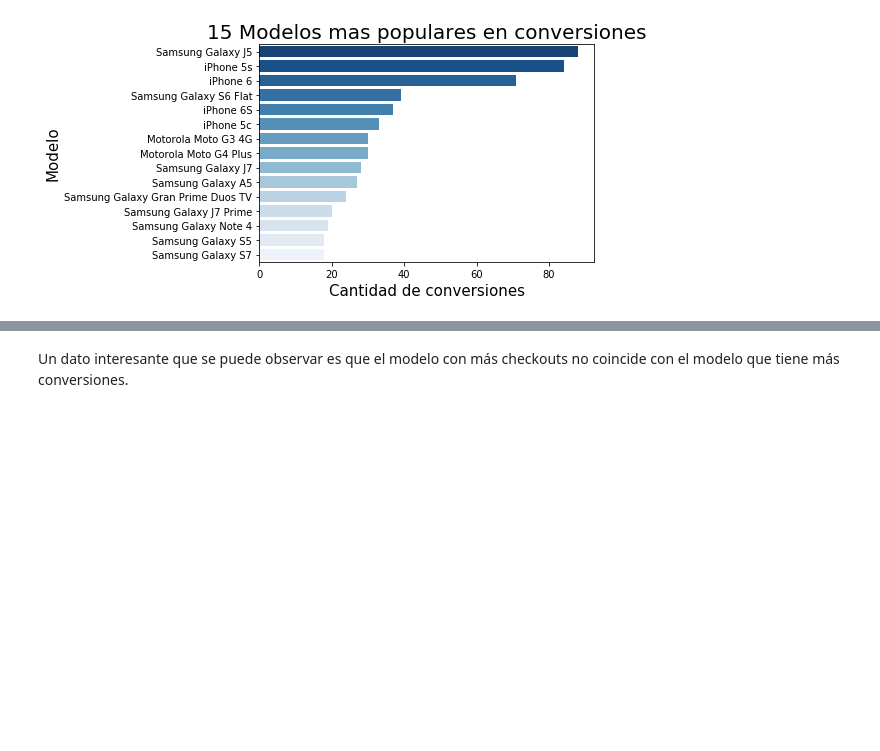
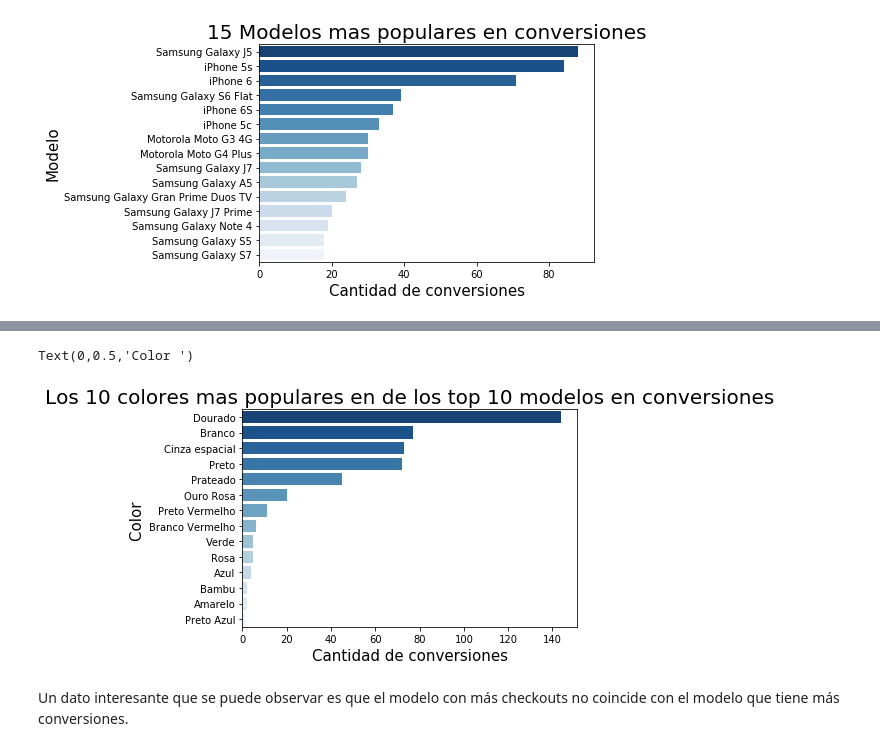
Before and after one commit to IgnacioKomar/OrganizacionDeDatos, a Jupyter notebook: Análisis sobre modelos.ipynb, the cells around one changed output, grey strips where cells are left out. Drawn from its saved outputs; the diff is of its cells as text; code cells hidden in the pictures; blank space fills up the shorter version.

```diff
--- a/Análisis sobre modelos.ipynb
+++ b/Análisis sobre modelos.ipynb
@@ -37,0 +63,9 @@ Text(0,0.5,'Modelo')
+# %%
+
+grupo = conversiones.groupby('model')['model'].agg({'count'})
+grupo=grupo.sort_values(ascending=False,by="count").head(10)
+grupo_modelos_populares=grupo.reset_index()
+g=grupo_modelos_populares['model']
+datos_modelos_topColor=conversiones.loc[conversiones['model'].isin(g)]
+datos_modelos_topColor=datos_modelos_topColor['color'].value_counts()
+datos_modelos_topColor
@@ -38,3 +88,11 @@ Text(0,0.5,'Modelo')
+# %%
+conversionesModeloColorGraph = sns.barplot(x=datos_modelos_topColor.values, y=datos_modelos_topColor.index, orient='h', palette = 'Blues_r')
+conversionesModeloColorGraph.set_title("Los 10 colores mas populares en de los top 10 modelos en conversiones", fontsize=20)
+conversionesModeloColorGraph.set_xlabel("Cantidad de conversiones", fontsize=15)
+conversionesModeloColorGraph.set_ylabel("Color ", fontsize=15)
+# %% [output]
+Text(0,0.5,'Color ')
+[figure, added]
 # %% [markdown]
 Un dato interesante que se puede observar es que el modelo con más checkouts no coincide con el modelo que tiene más conversiones.
 # %% [markdown]
```
Also changed, not shown: parts of 6 cells of this notebook.
